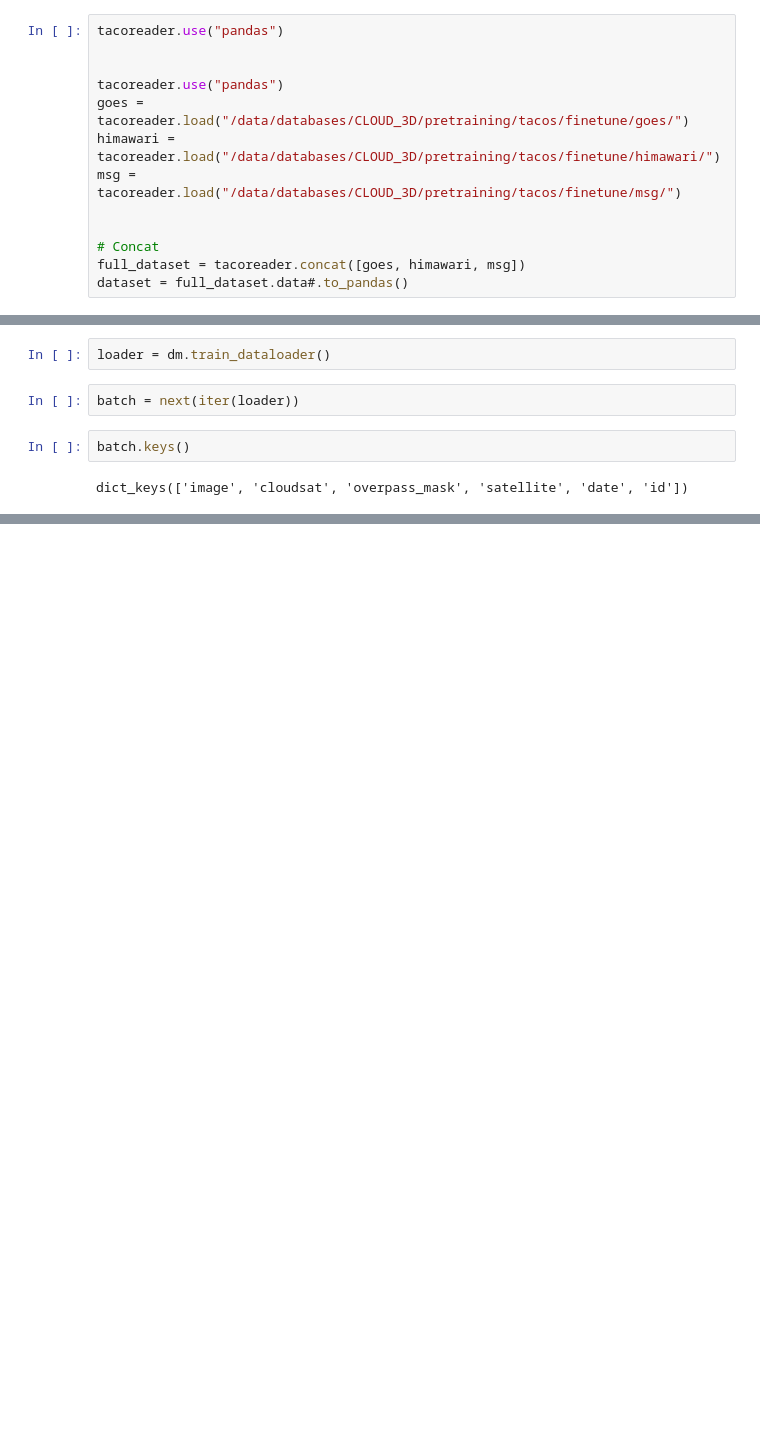
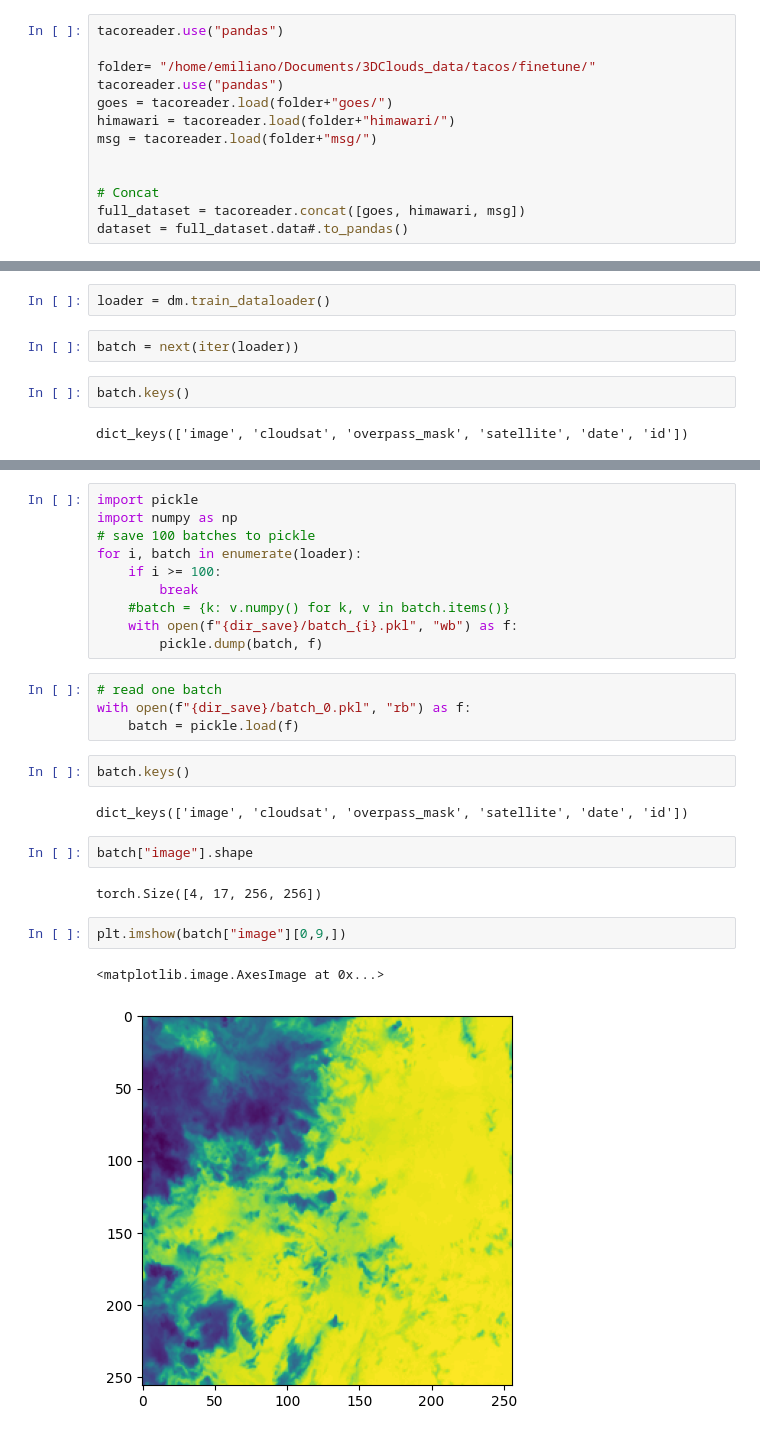
Before and after one commit to WinterSchool2026/ch10-3d-hurricane-generation, a Jupyter notebook: notebooks/02_create_test_patches.ipynb, the cells around one changed output, grey strips where cells are left out. Cells and saved outputs as stored; diff of their text form; blank space fills up the shorter version.

Commit message:
create batches notebook

```diff
--- a/notebooks/02_create_test_patches.ipynb
+++ b/notebooks/02_create_test_patches.ipynb
@@ -25,11 +25,11 @@ from src.finetuning.model import UNetAutoencoder
 # %%
 tacoreader.use("pandas")
 
-
+folder= "/home/emiliano/Documents/3DClouds_data/tacos/finetune/"
 tacoreader.use("pandas")
-goes = tacoreader.load("/data/databases/CLOUD_3D/pretraining/tacos/finetune/goes/")
-himawari = tacoreader.load("/data/databases/CLOUD_3D/pretraining/tacos/finetune/himawari/")
-msg = tacoreader.load("/data/databases/CLOUD_3D/pretraining/tacos/finetune/msg/")
+goes = tacoreader.load(folder+"goes/")
+himawari = tacoreader.load(folder+"himawari/")
+msg = tacoreader.load(folder+"msg/")
 
 
 # Concat
@@ -121,0 +122,27 @@ dict_keys(['image', 'cloudsat', 'overpass_mask', 'satellite', 'date', 'id'])
+# %%
+import pickle
+import numpy as np
+# save 100 batches to pickle
+for i, batch in enumerate(loader):
+    if i >= 100:
+        break
+    #batch = {k: v.numpy() for k, v in batch.items()}
+    with open(f"{dir_save}/batch_{i}.pkl", "wb") as f:
+        pickle.dump(batch, f)
+# %%
+# read one batch
+with open(f"{dir_save}/batch_0.pkl", "rb") as f:
+    batch = pickle.load(f)
+# %%
+batch.keys()
+# %% [output]
+dict_keys(['image', 'cloudsat', 'overpass_mask', 'satellite', 'date', 'id'])
+# %%
+batch["image"].shape
+# %% [output]
+torch.Size([4, 17, 256, 256])
+# %%
+plt.imshow(batch["image"][0,9,])
+# %% [output]
+<matplotlib.image.AxesImage at 0x...>
+[figure, added]
```
Also changed, not shown: parts of 3 cells of this notebook.
